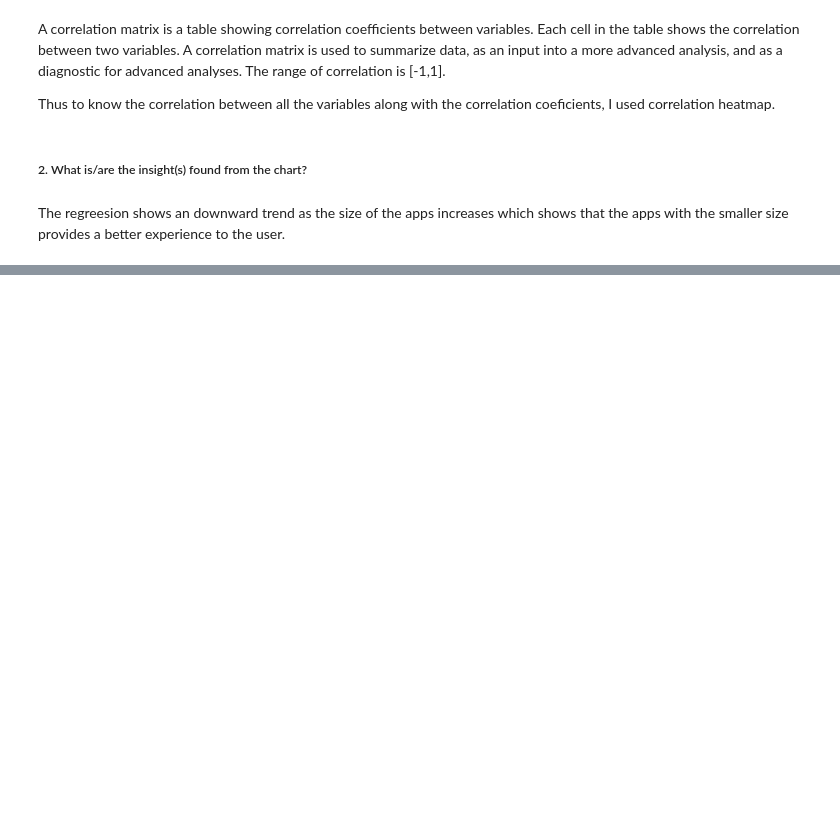
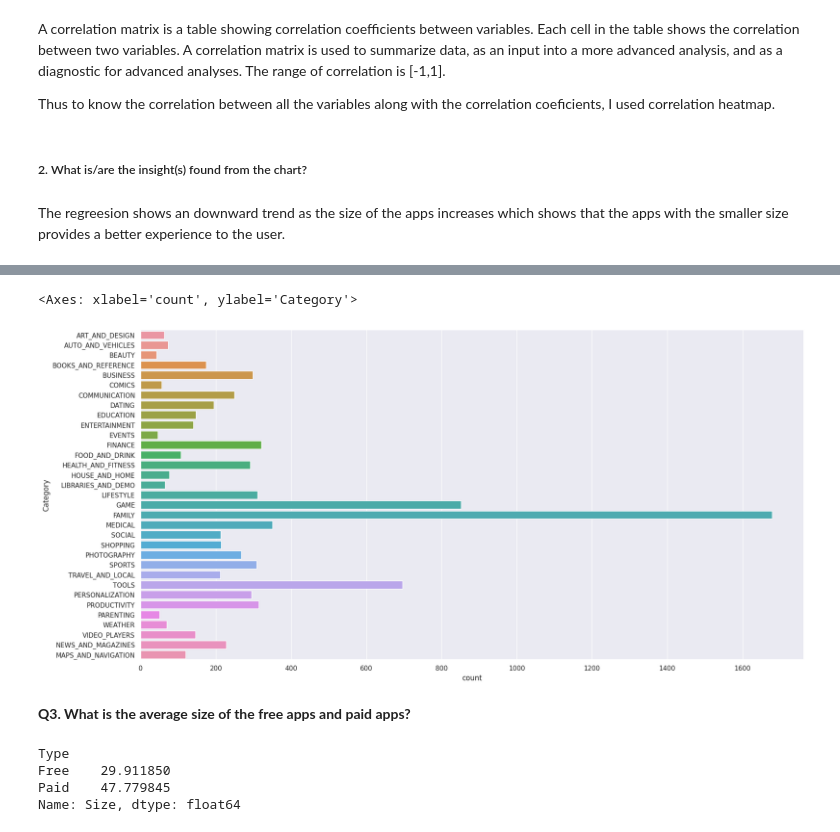
Before and after one commit to Saniyashakur22/EDA-Play-Store-Review-, a Jupyter notebook: My_playstore_colab.ipynb, the cells around one changed output, grey strips where cells are left out. Drawn from its saved outputs; the diff is of its cells as text; code cells hidden in the pictures; blank space fills up the shorter version.

```diff
--- a/My_playstore_colab.ipynb
+++ b/My_playstore_colab.ipynb
@@ -1131,0 +1165,16 @@ The regreesion shows an downward trend as the size of the apps increases which s
+# %%
+# Plotting the graph :-
+sns.countplot(y = "Category", data = df1)
+# %% [output]
+<Axes: xlabel='count', ylabel='Category'>
+[figure, added]
+# %% [markdown]
+**Q3. What is the average size of the free apps and paid apps?**
+# %%
+# Size of type free and paid Apps :-
+df1.groupby("Type").mean()["Size"]
+# %% [output]
+Type
+Free    29.911850
+Paid    47.779845
+Name: Size, dtype: float64
```
Also changed, not shown: parts of 9 cells of this notebook.
